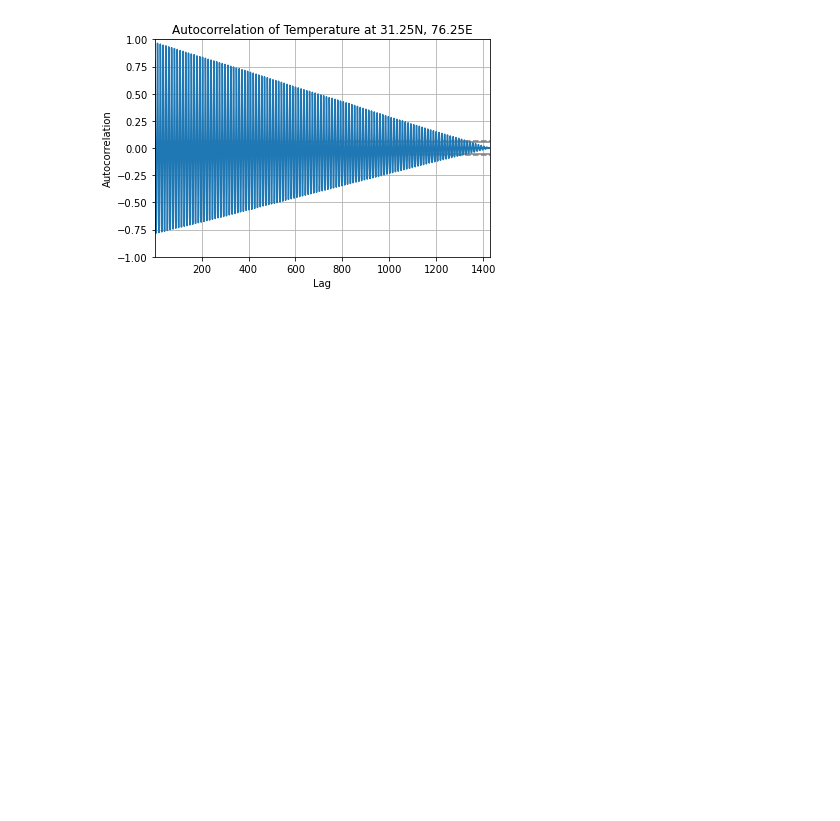
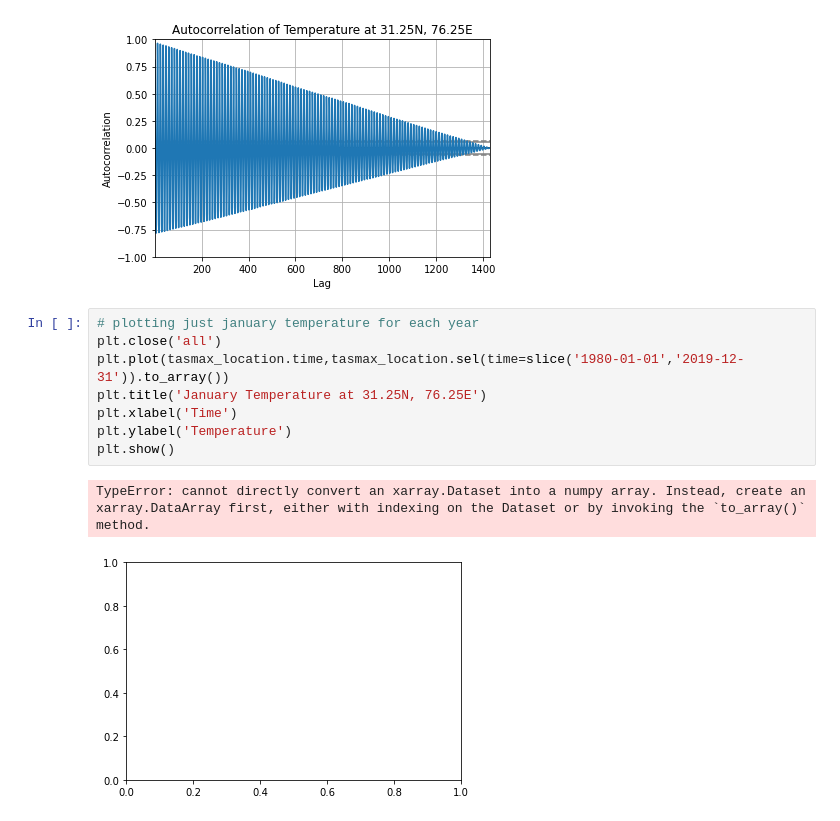
Before and after one commit to alliajagbe/time-series, a Jupyter notebook: timedata2.ipynb, the cells around one changed output. Cells and saved outputs as stored; diff of their text form; blank space fills up the shorter version.

```diff
--- a/timedata2.ipynb
+++ b/timedata2.ipynb
@@ -113,3 +113,14 @@ plt.ylabel('Autocorrelation')
 plt.show()
 # %% [output]
 [figure]
+# %%
+# plotting just january temperature for each year
+plt.close('all')
+plt.plot(tasmax_location.time,tasmax_location.sel(time=slice('1980-01-01','2019-12-31')).to_array())
+plt.title('January Temperature at 31.25N, 76.25E')
+plt.xlabel('Time')
+plt.ylabel('Temperature')
+plt.show()
+# %% [output]
+TypeError: cannot directly convert an xarray.Dataset into a numpy array. Instead, create an xarray.DataArray first, either with indexing on the Dataset or by invoking the `to_array()` method.
+[figure, added]
```
